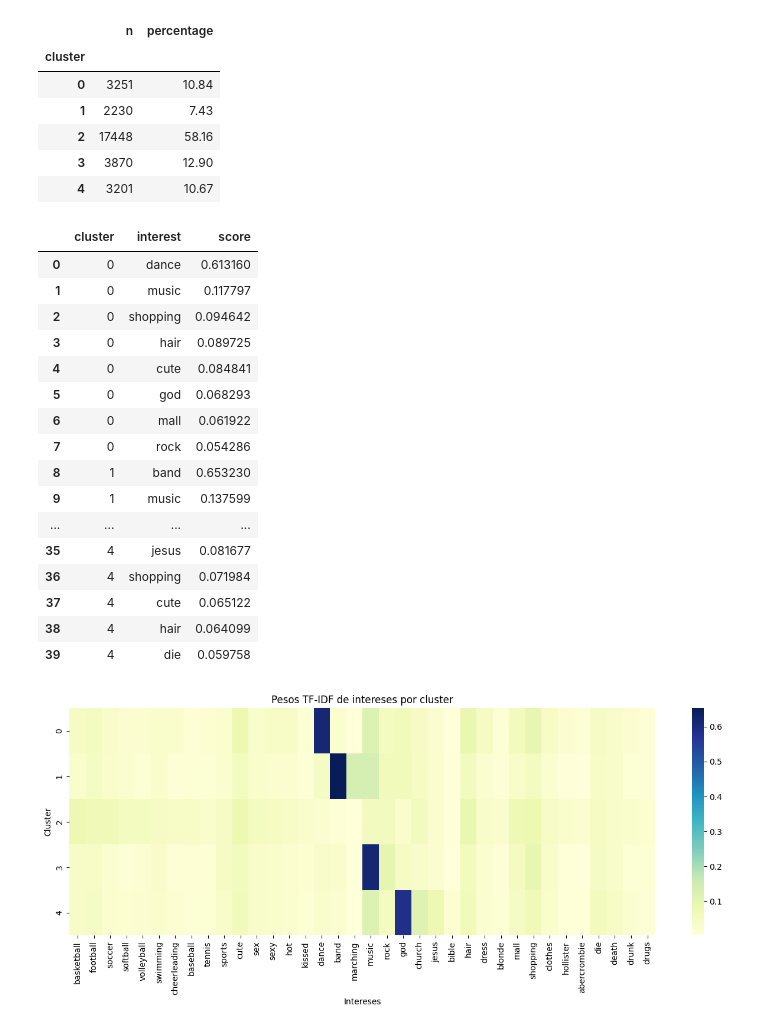
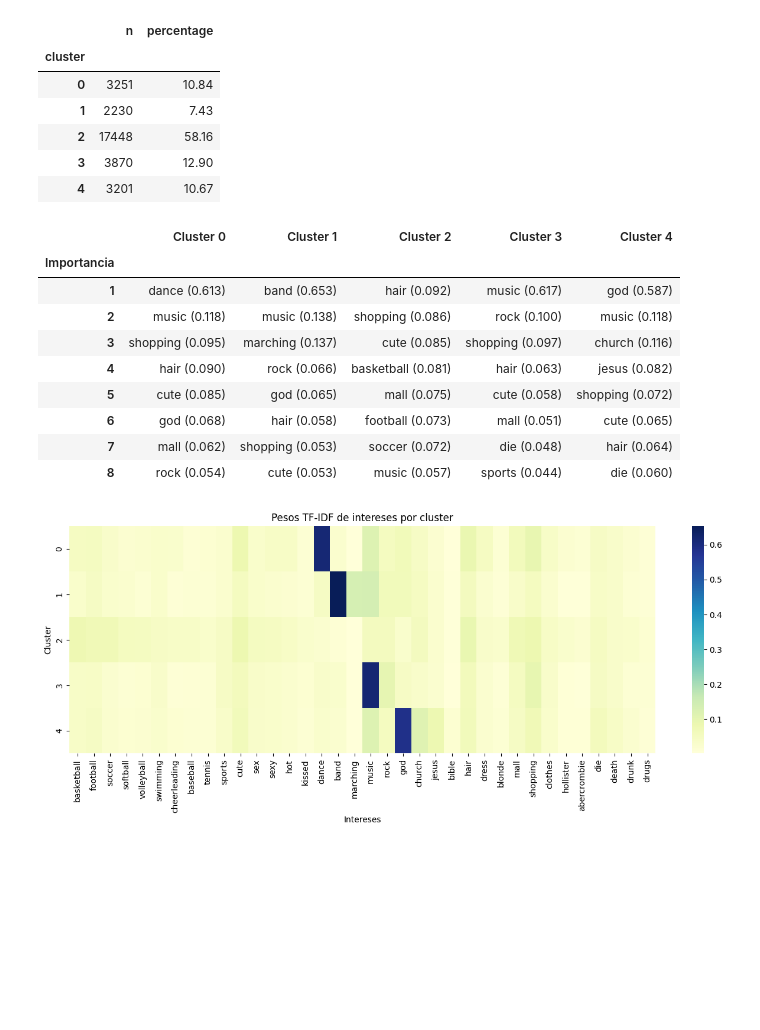
Before and after one commit to jdvelasq/classroom-vibecoding, a Jupyter notebook: implementation/predictiva/P207_clustering_mercadeo/professor/notebook.ipynb, the cells around one changed output. Saved outputs shown, nothing was run; the diff lists cells and outputs as text; code cells hidden in the pictures; blank space fills up the shorter version.

Commit message:
Format marketing cluster interpretation table

```diff
--- a/implementation/predictiva/P207_clustering_mercadeo/professor/notebook.ipynb
+++ b/implementation/predictiva/P207_clustering_mercadeo/professor/notebook.ipynb
@@ -72,27 +72,31 @@ top_interests = pd.DataFrame(top_interests).sort_values(
     ["cluster", "score"], ascending=[True, False]
 ).reset_index(drop=True)
 # %%
-# La tabla concentra los ocho intereses más representativos de cada cluster para orientar su interpretación.
+# La comparación por columnas hace visibles los intereses que caracterizan cada cluster y su importancia relativa.
 
-top_interests
+cluster_interest_table = pd.DataFrame(
+    {
+        f"Cluster {cluster}": group.apply(
+            lambda row: f"{row['interest']} ({row['score']:.3f})",
+            axis=1,
+        ).to_list()
+        for cluster, group in top_interests.groupby("cluster", sort=True)
+    },
+    index=range(1, 9),
+)
+cluster_interest_table.index.name = "Importancia"
+cluster_interest_table
 # %% [output]
-|  | cluster | interest | score |
-| 0 | 0 | dance | 0.613160 |
-| 1 | 0 | music | 0.117797 |
-| 2 | 0 | shopping | 0.094642 |
-| 3 | 0 | hair | 0.089725 |
-| 4 | 0 | cute | 0.084841 |
-| 5 | 0 | god | 0.068293 |
-| 6 | 0 | mall | 0.061922 |
-| 7 | 0 | rock | 0.054286 |
-| 8 | 1 | band | 0.653230 |
-| 9 | 1 | music | 0.137599 |
-| ... | ... | ... | ... |
-| 35 | 4 | jesus | 0.081677 |
-| 36 | 4 | shopping | 0.071984 |
-| 37 | 4 | cute | 0.065122 |
-| 38 | 4 | hair | 0.064099 |
-| 39 | 4 | die | 0.059758 |
+|  | Cluster 0 | Cluster 1 | Cluster 2 | Cluster 3 | Cluster 4 |
+| Importancia |  |  |  |  |  |
+| 1 | dance (0.613) | band (0.653) | hair (0.092) | music (0.617) | god (0.587) |
+| 2 | music (0.118) | music (0.138) | shopping (0.086) | rock (0.100) | music (0.118) |
+| 3 | shopping (0.095) | marching (0.137) | cute (0.085) | shopping (0.097) | church (0.116) |
+| 4 | hair (0.090) | rock (0.066) | basketball (0.081) | hair (0.063) | jesus (0.082) |
+| 5 | cute (0.085) | god (0.065) | mall (0.075) | cute (0.058) | shopping (0.072) |
+| 6 | god (0.068) | hair (0.058) | football (0.073) | mall (0.051) | cute (0.065) |
+| 7 | mall (0.062) | shopping (0.053) | soccer (0.072) | die (0.048) | hair (0.064) |
+| 8 | rock (0.054) | cute (0.053) | music (0.057) | sports (0.044) | die (0.060) |
 # %%
 # El heatmap permite comparar todos los intereses entre clusters antes de reducir la interpretación a unos pocos términos principales.
 
```
Also changed, not shown: 1 other file.
